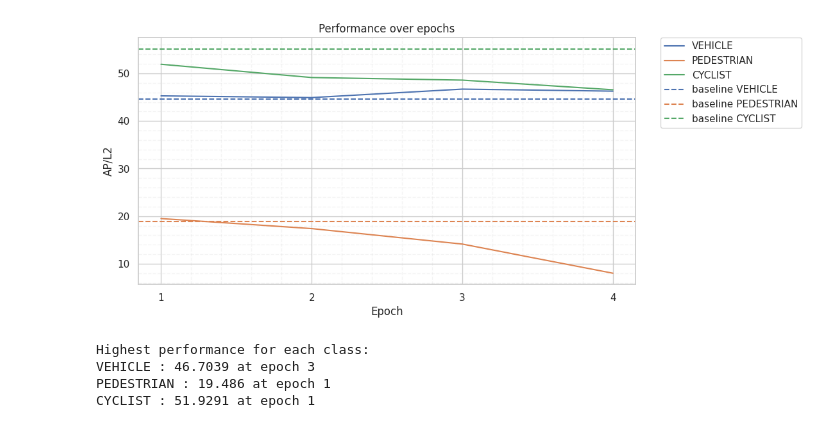
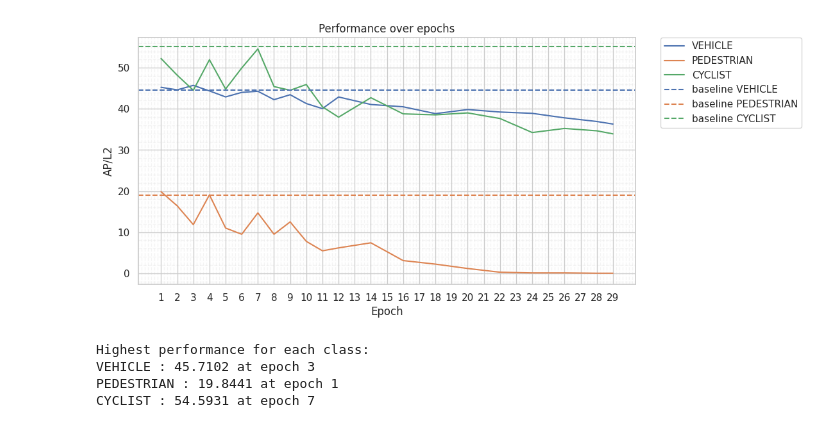
Before and after one commit to griesbchr/3DTrans, a Jupyter notebook: tools/misc/selftraining/analyze_ST_logs.ipynb, the cells around one changed output. Cells and saved outputs as stored; diff of their text form; code cells hidden in the pictures.

```diff
--- a/tools/misc/selftraining/analyze_ST_logs.ipynb
+++ b/tools/misc/selftraining/analyze_ST_logs.ipynb
@@ -163,23 +163,23 @@ def plot_results(results_df, metric="AP", difficulty="2", draw_baseline=True, ba
 # %%
 #load baseline
 baseline_folder = "/home/cgriesbacher/thesis/3DTrans/output/zod_models/pvrcnnpp/D16_50epochs/eval/epoch_50/val/avltruck"
 
 #convert to dataframe
 baseline_df = load_baseline(baseline_folder, log_file_idx=0)
 
 # Load data
-folder = "/home/cgriesbacher/thesis/3DTrans/output/zod_models/pvrcnnpp_ST++truck/D16_30epochs_STzod_ft_D6_50epochs_1/eval"
+folder = "/home/cgriesbacher/thesis/3DTrans/output/zod_models/pvrcnnpp_ST++truck/D16_30epochs_STzod_ft_D6_50epochs_2/eval"
 results_df = load_data(folder)
 
 #plot results
 draw_baseline = True
 difficulty = "2"
 metric = "AP"
 
 ax = plot_results(results_df, baseline_df=baseline_df, metric=metric, difficulty=difficulty, draw_baseline=draw_baseline)
 # %% [output]
-[figure, old version]
+[figure, new version]
 Highest performance for each class:
-VEHICLE : 46.7039 at epoch 3
-PEDESTRIAN : 19.486 at epoch 1
-CYCLIST : 51.9291 at epoch 1
+VEHICLE : 45.7102 at epoch 3
+PEDESTRIAN : 19.8441 at epoch 1
+CYCLIST : 54.5931 at epoch 7
```
Also changed, not shown: parts of 1 cell of this notebook, 11 other files.
